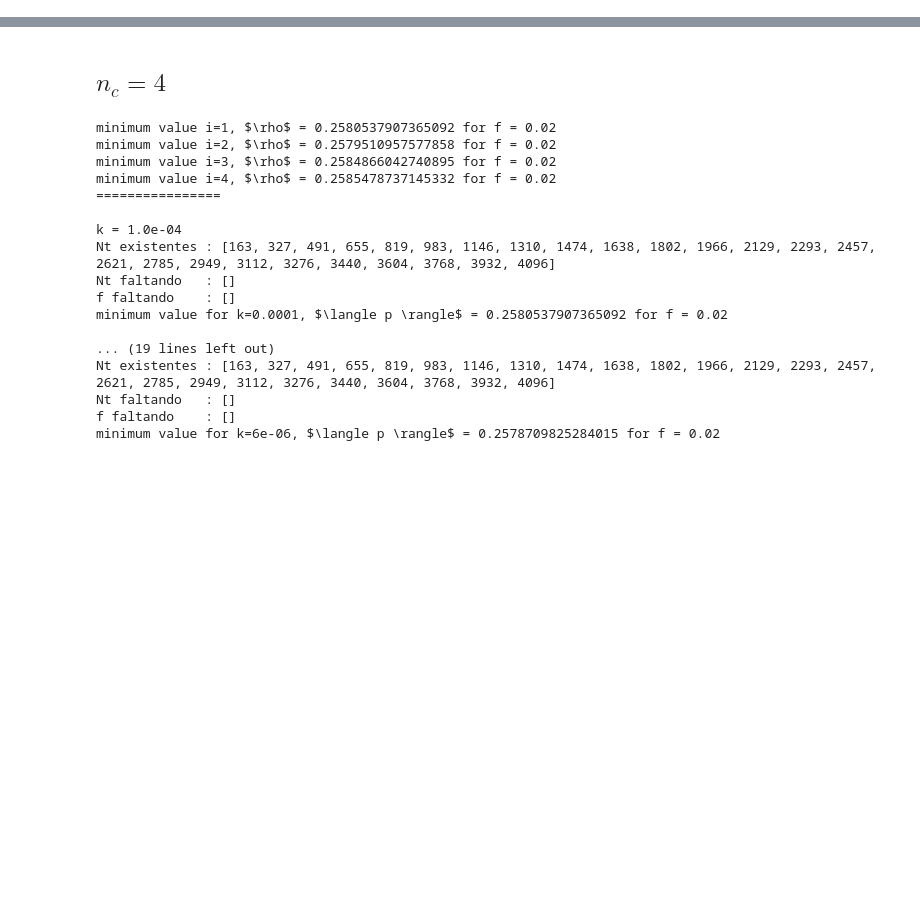
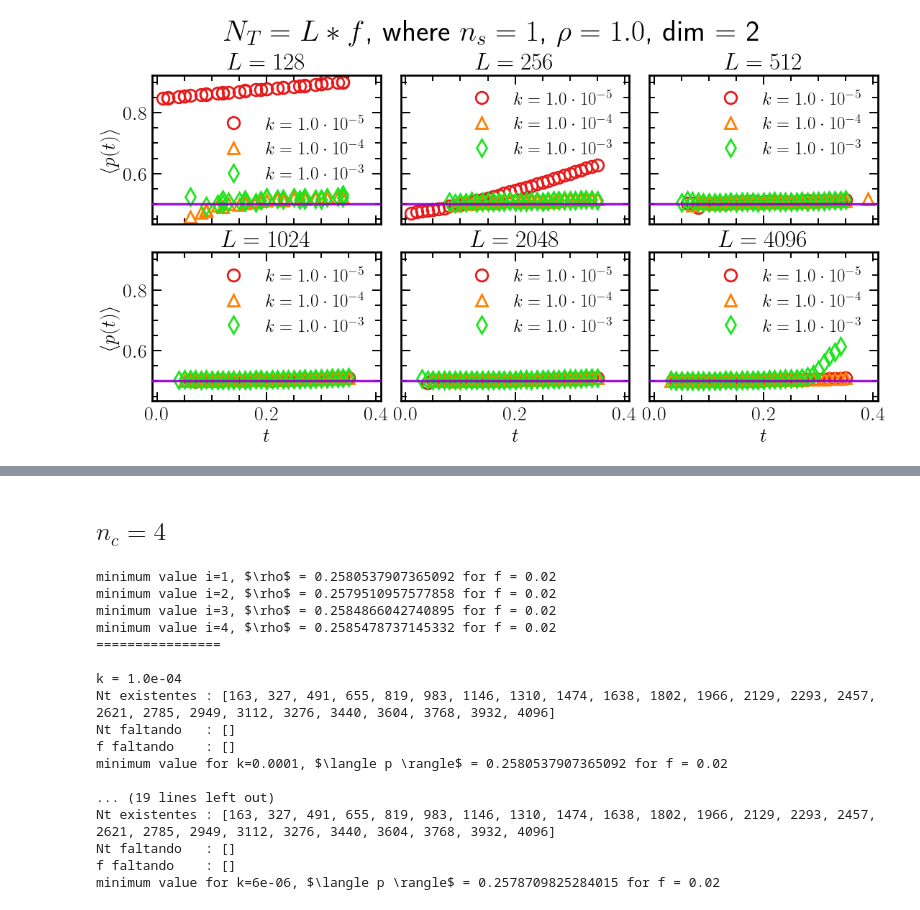
Before and after one commit to JuniorAlencar/self_organization_percolation, a Jupyter notebook: jupyter/parameters_analysis.ipynb, the cells around one changed output, grey strips where cells are left out. Cells and saved outputs as stored; diff of their text form; code cells hidden in the pictures; blank space fills up the shorter version.

```diff
--- a/jupyter/parameters_analysis.ipynb
+++ b/jupyter/parameters_analysis.ipynb
@@ -206,3 +37,97 @@ minimum value for k=0.001, $\langle p \rangle$ = 0.4919294946256482 for f = 0.09
+# %%
+
+dim = 2
+nc = 1
+rho = 1/nc
+k_lst = [1.e-05, 1.e-04, 1.e-03]
+ord = 1
+
+colors = [
+    (0.9, 0.1, 0.1),   # red
+    (1.0, 0.5, 0.0),   # orange
+    (0.1, 0.9, 0.1),   # green
+    (0.1, 0.1, 0.9),   # blue
+    (0.2, 0.8, 0.8),   # teal
+    (0.75,0.65, 0.00),   # yellow
+    (0.6, 0.4, 0.2),   # brown
+    (0.6, 0.2, 0.8),   # purple
+    (0.9, 0.4, 0.7),   # pink
+    (0.4, 0.4, 0.4),   # gray
+    (0.0, 0.0, 0.0),   # black
+]
+ord = 1
+
+fig, axes = plt.subplots(
+    2, 3, figsize=(11, 6),
+    sharey=True,
+    sharex=True,
+    constrained_layout=True
+)
+L_lst = [128, 256, 512, 1024, 2048, 4096]
+
+markers = ["o", "^", "d", "v", "D", "s", "P", "X", "<", ">", "*"]
+ms = 12
+mew = 2.0
+lw_pc = 2.5
+fs_ticks = 25
+fs_legend = 18
+fs_label = 25
+fs_text = 30
+fs_title_figure = 30
+
+for ax, L in zip(axes.flat, L_lst):
+    for idx, k in enumerate(k_lst):
+        A = L
+        df_sub = df[
+            (df['L'] == L) &
+            (df['nc'] == nc) &
+            (df['dim'] == dim) &
+            (df['k'] == k)
+        ].sort_values("Nt")
+
+
+        if df_sub.empty:
+            print(f"[WARN] Nenhum dado encontrado para k = {k}")
+            continue
+
+        f_list = (df_sub["Nt"] / A).round(2).to_list()
+        pk_list = df_sub["p_mean"].to_list()
+
+
+        index = df_sub["p_mean"].idxmin()
+        f_min = round(df_sub.loc[index, "Nt"] / A, 2)
+        p_min = df_sub.loc[index, "p_mean"]
+
+        #print(rf"minimum value for k={k}, $\langle p \rangle$ = {p_min} for f = {f_min}")
+
+        mantissa, exp = f"{k:.1e}".split("e")
+        exp = int(exp)
+        #print(k)
+        ax.plot(
+            f_list, pk_list,
+            marker=markers[idx],
+            color=colors[idx],
+            ls="None",
+            mew=mew,
+            ms=ms,
+            label=fr'$k = {mantissa} \cdot 10^{{{exp}}}$'
+        )
+        ax.set_title(f"$L = {L}$")
+
+pc = 0.5
+for ax in axes.flat:
+    ax.axhline(y=pc, linestyle="-", color="darkviolet", lw=lw_pc, alpha=0.9, zorder=5)
+    ax.legend(fontsize=fs_legend)
+for ax in axes[:,0]:
+    ax.set_ylabel(r'$\langle p(t) \rangle$')
+
+for ax in axes[1,:]:
+    ax.set_xlabel(r'$t$')
+
+fig.suptitle(fr"$N_T = L * f$, where $n_s = {nc}$, $\rho={rho}$, dim = {dim}", fontsize=fs_title_figure)
+plt.show()
+# %% [output]
+[figure, added]
 # %%
 k_lst = [1.0e-04, 5.0e-05, 1.0e-05, 5.0e-05, 6.0e-06]
 L = 128
```
Also changed, not shown: parts of 8 cells of this notebook, 11 other files.
